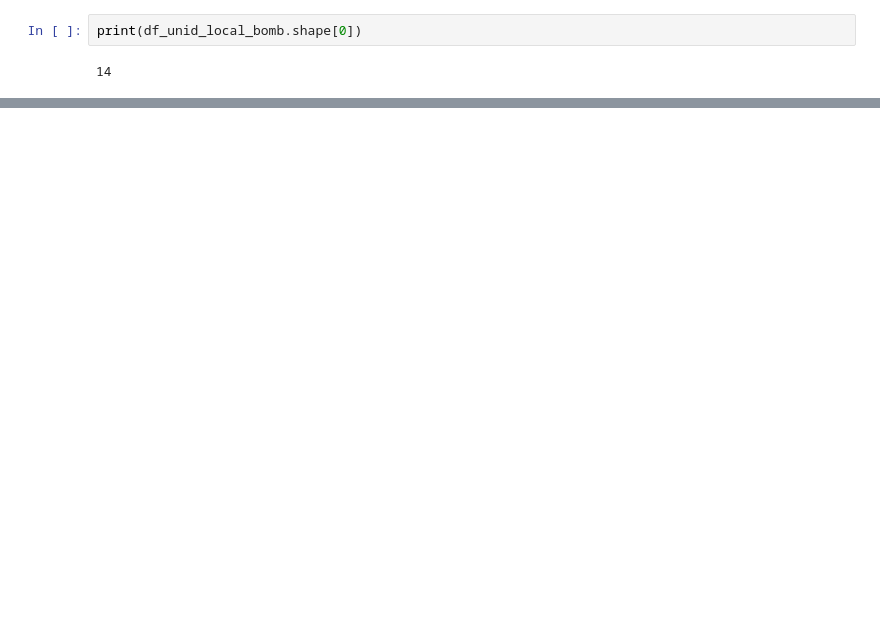
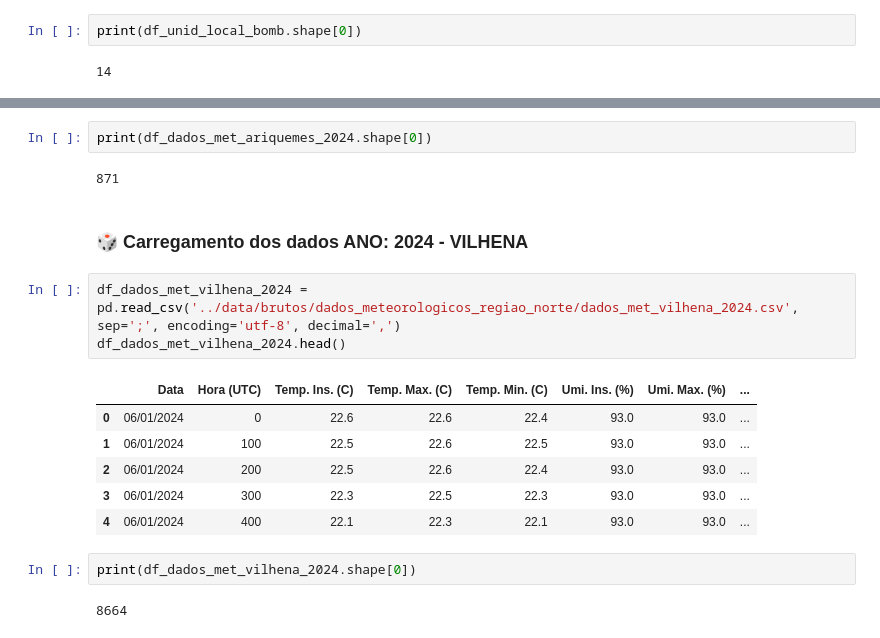
Before and after one commit to 6xAs/sentinela-ambiental, a Jupyter notebook: Notebooks/1_colect_inspection.ipynb, the cells around one changed output, grey strips where cells are left out. Cells and saved outputs as stored; diff of their text form; blank space fills up the shorter version.

```diff
--- a/Notebooks/1_colect_inspection.ipynb
+++ b/Notebooks/1_colect_inspection.ipynb
@@ -1017,0 +1108,20 @@ print(df_unid_local_bomb.shape[0])
+# %%
+print(df_dados_met_ariquemes_2024.shape[0])
+# %% [output]
+871
+# %% [markdown]
+### 🎲 Carregamento dos dados ANO: 2024 - VILHENA
+# %%
+df_dados_met_vilhena_2024 = pd.read_csv('../data/brutos/dados_meteorologicos_regiao_norte/dados_met_vilhena_2024.csv', sep=';', encoding='utf-8', decimal=',')
+df_dados_met_vilhena_2024.head()
+# %% [output]
+|  | Data | Hora (UTC) | Temp. Ins. (C) | Temp. Max. (C) | Temp. Min. (C) | Umi. Ins. (%) | Umi. Max. (%) | ... |
+| 0 | 06/01/2024 | 0 | 22.6 | 22.6 | 22.4 | 93.0 | 93.0 | ... |
+| 1 | 06/01/2024 | 100 | 22.5 | 22.6 | 22.5 | 93.0 | 93.0 | ... |
+| 2 | 06/01/2024 | 200 | 22.5 | 22.6 | 22.4 | 93.0 | 93.0 | ... |
+| 3 | 06/01/2024 | 300 | 22.3 | 22.5 | 22.3 | 93.0 | 93.0 | ... |
+| 4 | 06/01/2024 | 400 | 22.1 | 22.3 | 22.1 | 93.0 | 93.0 | ... |
+# %%
+print(df_dados_met_vilhena_2024.shape[0])
+# %% [output]
+8664
```
Also changed, not shown: parts of 23 cells of this notebook, 21 other files.
